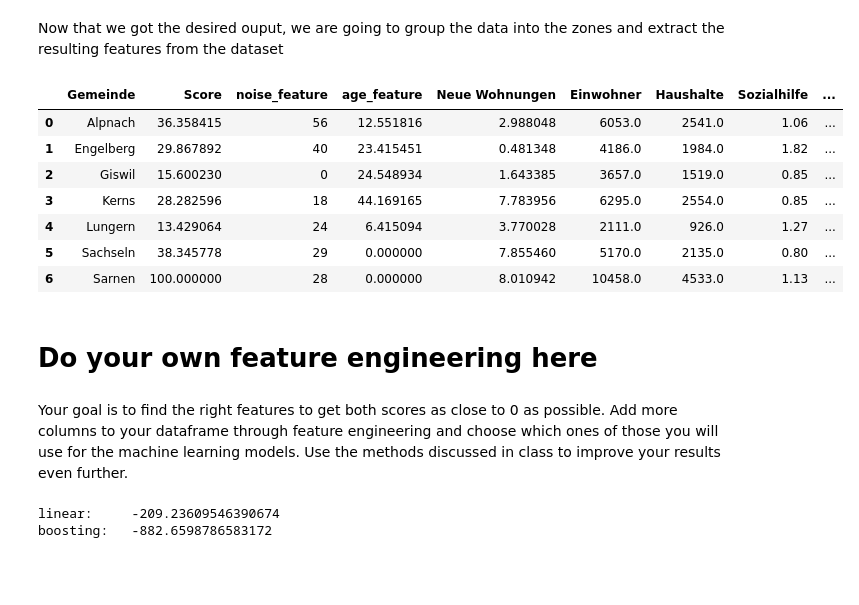
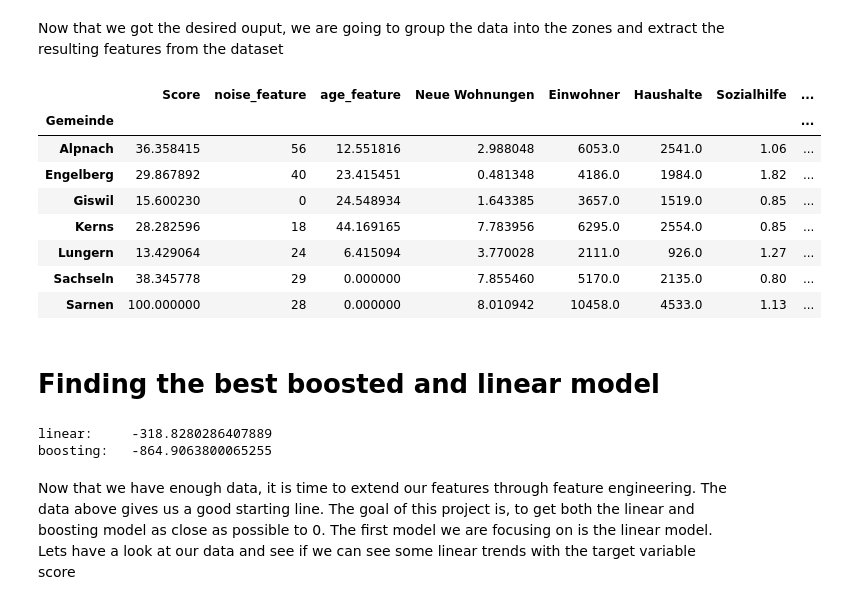
Before and after one commit to hoangviet-nguyen/dawr_2_Hoang-Viet_Nguyen, a Jupyter notebook: assignment_2.ipynb, the cells around one changed output. Drawn from its saved outputs; the diff is of its cells as text; code cells hidden in the pictures; blank space fills up the shorter version.

```diff
--- a/assignment_2.ipynb
+++ b/assignment_2.ipynb
@@ -446,31 +433,34 @@ Now that we got the desired ouput, we are going to group the data into the zones
 # %%
 #grouping the points to the zone they fall in and suming the features
 grouped_data = gdf_data.groupby('zone_id')['access_feature'].sum()
 grouped_data = grouped_data.reset_index()
 grouped_data.columns = ['Gemeinde', 'access_feature']
 grouped_data.set_index("Gemeinde")
 
-df_model = df_model.merge(grouped_data, on='Gemeinde', how='left').fillna(0)
-df_model
+df_model_train = df_model.merge(grouped_data, on='Gemeinde', how='left').fillna(0)
+df_model_train.set_index("Gemeinde", inplace=True)
+df_model_train
 # %% [output]
-|  | Gemeinde | Score | noise_feature | age_feature | Neue Wohnungen | Einwohner | Haushalte | Sozialhilfe | ... |
-| 0 | Alpnach | 36.358415 | 56 | 12.551816 | 2.988048 | 6053.0 | 2541.0 | 1.06 | ... |
-| 1 | Engelberg | 29.867892 | 40 | 23.415451 | 0.481348 | 4186.0 | 1984.0 | 1.82 | ... |
-| 2 | Giswil | 15.600230 | 0 | 24.548934 | 1.643385 | 3657.0 | 1519.0 | 0.85 | ... |
-| 3 | Kerns | 28.282596 | 18 | 44.169165 | 7.783956 | 6295.0 | 2554.0 | 0.85 | ... |
-| 4 | Lungern | 13.429064 | 24 | 6.415094 | 3.770028 | 2111.0 | 926.0 | 1.27 | ... |
-| 5 | Sachseln | 38.345778 | 29 | 0.000000 | 7.855460 | 5170.0 | 2135.0 | 0.80 | ... |
-| 6 | Sarnen | 100.000000 | 28 | 0.000000 | 8.010942 | 10458.0 | 4533.0 | 1.13 | ... |
+|  | Score | noise_feature | age_feature | Neue Wohnungen | Einwohner | Haushalte | Sozialhilfe | ... |
+| Gemeinde |  |  |  |  |  |  |  | ... |
+| Alpnach | 36.358415 | 56 | 12.551816 | 2.988048 | 6053.0 | 2541.0 | 1.06 | ... |
+| Engelberg | 29.867892 | 40 | 23.415451 | 0.481348 | 4186.0 | 1984.0 | 1.82 | ... |
+| Giswil | 15.600230 | 0 | 24.548934 | 1.643385 | 3657.0 | 1519.0 | 0.85 | ... |
+| Kerns | 28.282596 | 18 | 44.169165 | 7.783956 | 6295.0 | 2554.0 | 0.85 | ... |
+| Lungern | 13.429064 | 24 | 6.415094 | 3.770028 | 2111.0 | 926.0 | 1.27 | ... |
+| Sachseln | 38.345778 | 29 | 0.000000 | 7.855460 | 5170.0 | 2135.0 | 0.80 | ... |
+| Sarnen | 100.000000 | 28 | 0.000000 | 8.010942 | 10458.0 | 4533.0 | 1.13 | ... |
-# %% [markdown]
-# Do your own feature engineering here
-# %% [markdown]
-Your goal is to find the right features to get both scores as close to 0 as possible. Add more columns to your dataframe through feature engineering and choose which ones of those you will use for the machine learning models. Use the methods discussed in class to improve your results even further.
+# %% [markdown]
+# Finding the best boosted and linear model
 # %%
 #testing the model with the collected features so far
-df_train = df_model.set_index('Gemeinde')
-linear, boosting = runScoringSimple(df_train, 'Score')
-print(f'linear:     {linear}')
+df_train = df_model_train.drop("Score", axis=1)
+y = df_model_train["Score"]
+score, boosting = runScoringSimple(df_model, 'Score')
+print(f'linear:     {score}')
 print(f'boosting:   {boosting}')
 # %% [output]
-linear:     -209.23609546390674
-boosting:   -882.6598786583172
+linear:     -318.8280286407889
+boosting:   -864.9063800065255
+# %% [markdown]
+Now that we have enough data, it is time to extend our features through feature engineering. The data above gives us a good starting line. The goal of this project is, to get both the linear and boosting model as close as possible to 0. The first model we are focusing on is the linear model. Lets have a look at our data and see if we can see some linear trends with the target variable score
```
Also changed, not shown: parts of 33 cells of this notebook.
